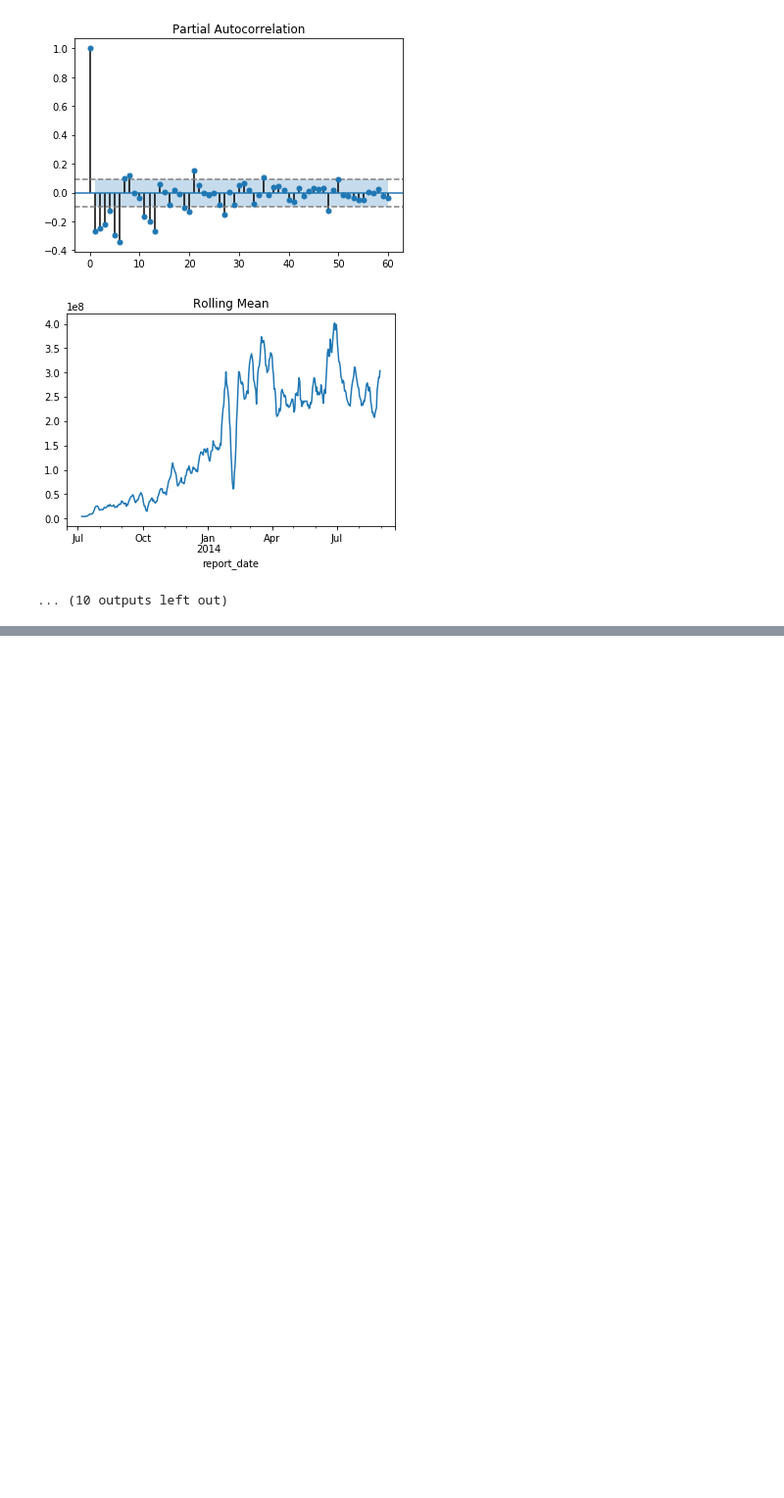
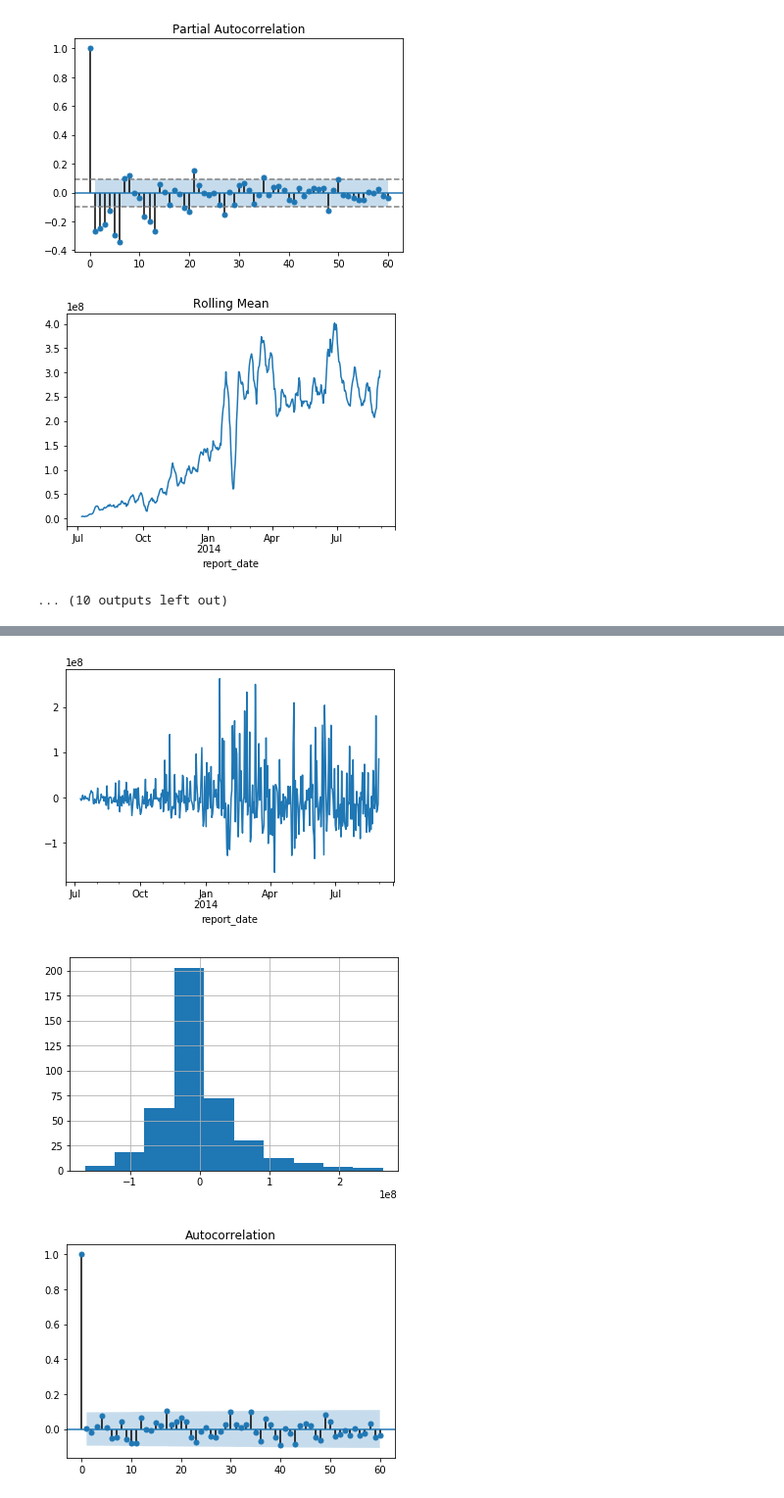
Before and after one commit to mungerism/YuEbaoPrediction, a Jupyter notebook: ARIMA_prediction/ipynb/hybrid_total_redeem.ipynb, the cells around one changed output, grey strips where cells are left out. Shown at 98% size. Saved outputs shown, nothing was run; the diff lists cells and outputs as text; code cells hidden in the pictures; blank space fills up the shorter version.

```diff
--- a/ARIMA_prediction/hybrid_total_redeem.ipynb
+++ b/ARIMA_prediction/ipynb/hybrid_total_redeem.ipynb
@@ -4,6 +4,7 @@
 # %% [output]
 /Users/utopia/Local File/Code/MyGit/YuEbaoPrediction/ARIMA_prediction
 # %%
+# 使用ARIMA 预测
 %matplotlib inline
 import matplotlib.pylab as plt
 import pandas as pd
@@ -112,9 +113,6 @@ for label in labels:
 df = df.groupby('report_date').sum()
 total_redeem_original = df['total_redeem_amt']
 # ts = ts['2014-04-01':'2014-06-30']
-total_redeem_original
-
-
 
 # print('原数据ADF')
 # test_stationarity(ts)
@@ -128,9 +126,7 @@ diff_1 = diff_ts(total_redeem_original, [1])
 diff_1.plot()
 # plt.title('Total purchase first difference')
 plt.title('Total redeem first difference')
-
 plt.show()
-
 
 plt.figure()
 plt.axhline(y=-1.96/np.sqrt(len(total_redeem_original)), linestyle='--', color='gray')
@@ -210,6 +206,13 @@ total_redeem_original.plot(label='original')
 
 plt.legend(loc='best')
 plt.show()
+
+total_redeem_residual = total_redeem_original - total_redeem_prediction
+total_redeem_residual_values = total_redeem_residual.values[8:]
+df = df[8:]
+df['total_redeem_amt'] = total_redeem_residual_values
+df.to_csv('../file/hybrid_total_redeem.csv')
+# print(total_redeem_residual_values)
 # %% [output]
 tBalance
 yBalance
@@ -270,0 +253,4 @@ array([[ 0.01801768],
+# %%
+# 残差检测平稳性
+sub_total_redeem_residual = total_redeem_residual[8:]
+test_stationarity(sub_total_redeem_residual)
@@ -270,0 +271,15 @@ array([[ 0.01801768],
+# %%
+sub_total_redeem_residual.plot()
+plt.show()
+
+# 直方图 是否正态分布
+sub_total_redeem_residual.hist()
+plt.show()
+
+# autocorrelation
+plot_acf(sub_total_redeem_residual, ax=plt.gca(), lags=60)
+plt.show()
+# %% [output]
+[figure, added]
+[figure, added]
+[figure, added]
```
Also changed, not shown: parts of 13 cells of this notebook, 2 other files.
